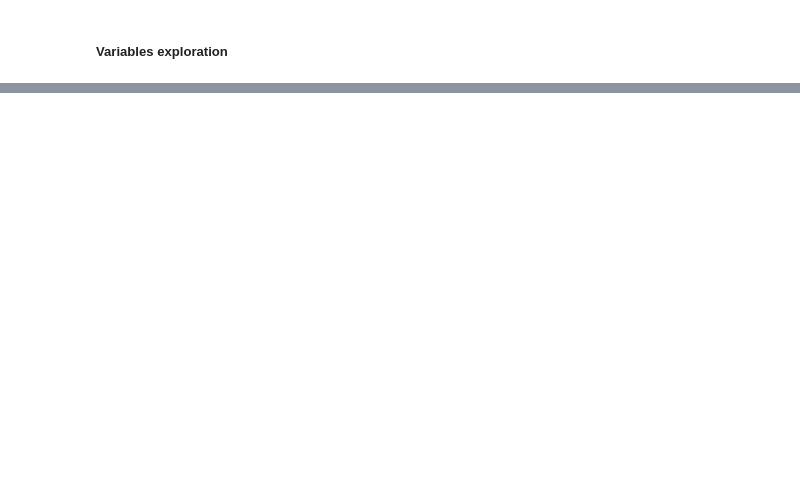
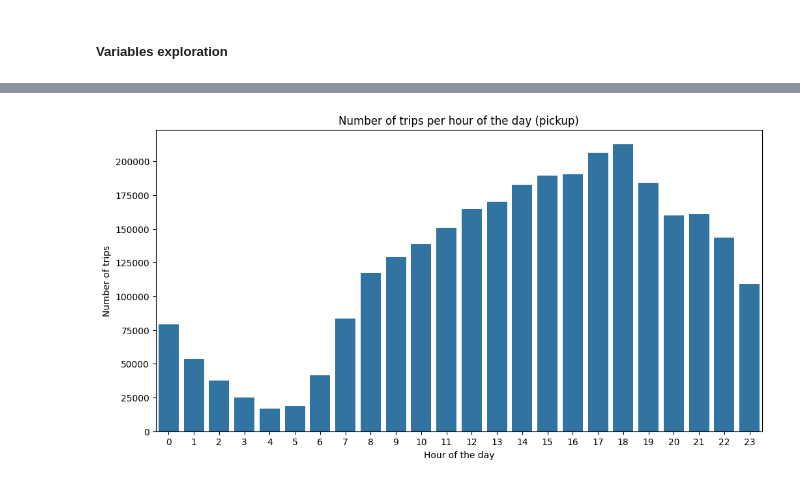
Before and after one commit to Noobzik/ATL-Datamart, a Jupyter notebook: notebooks/eda.ipynb, the cells around one changed output, grey strips where cells are left out. Saved outputs shown, nothing was run; the diff lists cells and outputs as text; code cells hidden in the pictures; blank space fills up the shorter version.

```diff
--- a/notebooks/eda.ipynb
+++ b/notebooks/eda.ipynb
@@ -141,0 +212,9 @@ print(cat_cols)
+# %%
+plt.figure(figsize=(12, 6))
+sns.countplot(x='tpep_pickup_time', data=vis_time_df)
+plt.title('Number of trips per hour of the day (pickup)')
+plt.xlabel('Hour of the day')
+plt.ylabel('Number of trips')
+plt.show()
+# %% [output]
+[figure, added]
```
Also changed, not shown: parts of 22 cells of this notebook, 11 other files.
